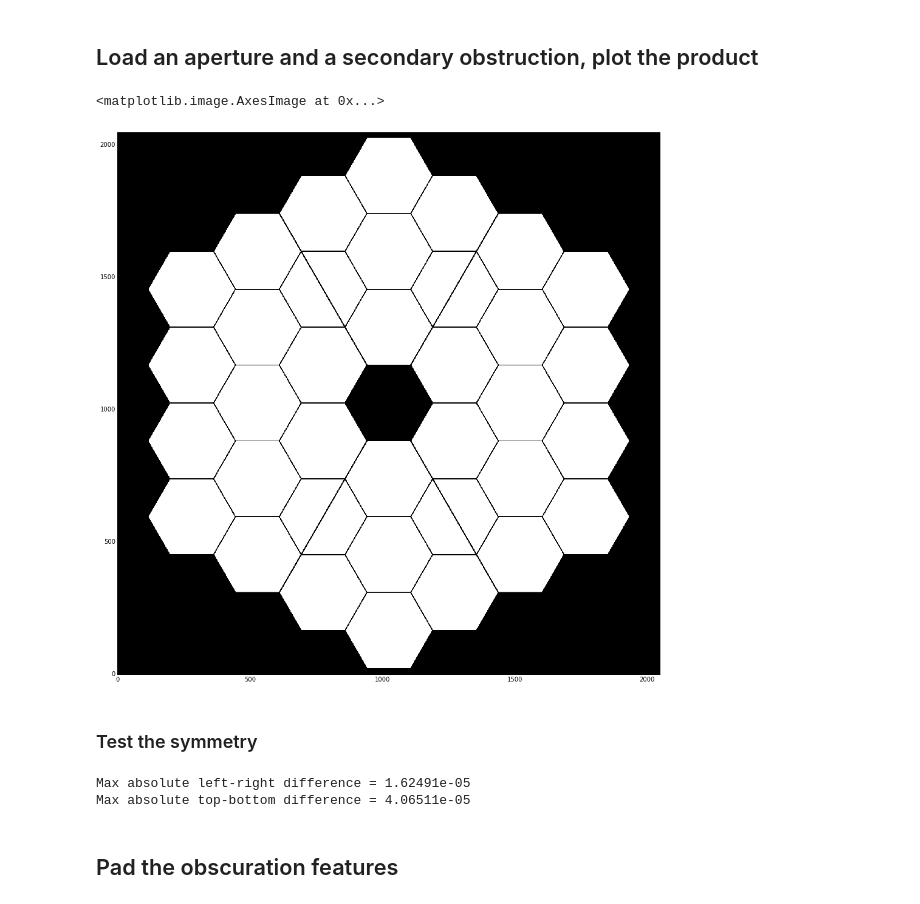
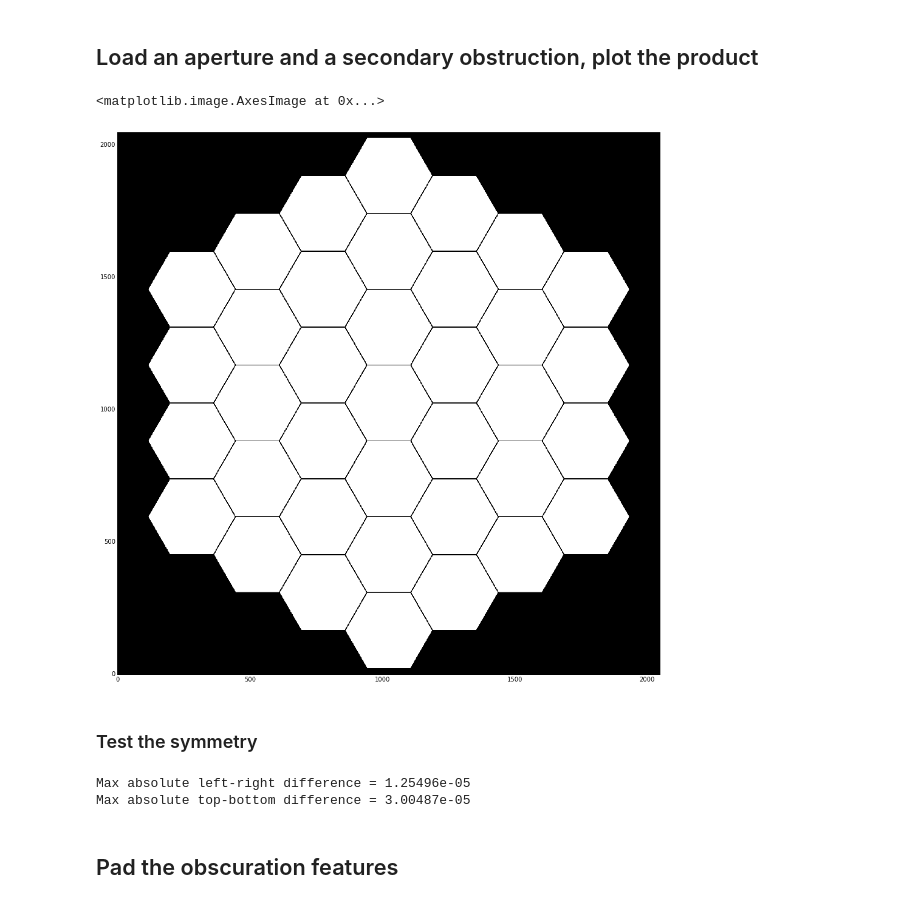
Before and after one commit to neilzim/SCDA, a Jupyter notebook: make_telap.ipynb, the cells around one changed output. Cells and saved outputs as stored; diff of their text form; code cells hidden in the pictures.

```diff
--- a/make_telap.ipynb
+++ b/make_telap.ipynb
@@ -40,7 +41,7 @@ Destination /astro/opticslab1/SCDA/Apertures/InputMasks_v4/TelAp already exists
 overwrite = False
 prim_key = "hex3"
 secobs_key = "X"
-centobs = True
+centobs = False
 D = 2000
 N = 250 # quadrant width after binning
 symm = 'quart' # set to either 'quart' or 'half'
@@ -50,25 +51,29 @@ gap = 1 # minimum segment gap width at N=250 after rounding to binary
 # %%
 if centobs is True:
     prim_fname = os.path.join(telap_dir, "{0:s}_{1:04d}pix_offset.fits".format(prim_key_map[prim_key], D))
     secobs_fname = os.path.join(telap_dir, "{0:s}_spiders_{1:04d}pix_2.5cm_offset.fits".format(
                                             secobs_key_map[secobs_key], D))
 else:
     prim_fname = os.path.join(telap_dir, "{0:s}_{1:04d}pix_offset_no_central_obsc.fits".format(prim_key_map[prim_key], D))
     secobs_fname = os.path.join(telap_dir, "{0:s}_spiders_{1:04d}pix_2.5cm_offset.fits".format(
                                             secobs_key_map[secobs_key], D))
 
 prim_hdulist = fits.open(prim_fname, "readonly")
 prim = prim_hdulist[0].data
 prim_hdulist.close()
 secobs_hdulist = fits.open(secobs_fname, "readonly")
 secobs = secobs_hdulist[0].data
 secobs_hdulist.close()
-telap = prim*secobs
+if centobs == True:
+    telap = prim*secobs
+else:
+    telap = prim
+
 plt.figure(figsize=(16,16))
 plt.imshow(telap)
 # %% [output]
 <matplotlib.image.AxesImage at 0x...>
-[figure, old version]
+[figure, new version]
 # %% [markdown]
 ### Test the symmetry
 # %%
@@ -84,8 +89,8 @@ max_abs_topbot_diff = np.max(np.abs(topbot_diff))
 print('Max absolute left-right difference = {:g}'.format(max_abs_leftright_diff))
 print('Max absolute top-bottom difference = {:g}'.format(max_abs_topbot_diff))
 # %% [output]
-Max absolute left-right difference = 1.62491e-05
-Max absolute top-bottom difference = 4.06511e-05
+Max absolute left-right difference = 1.25496e-05
+Max absolute top-bottom difference = 3.00487e-05
 # %%
 #plt.figure(figsize=(10,6))
 #plt.subplot(121)
```
Also changed, not shown: parts of 13 cells of this notebook.
